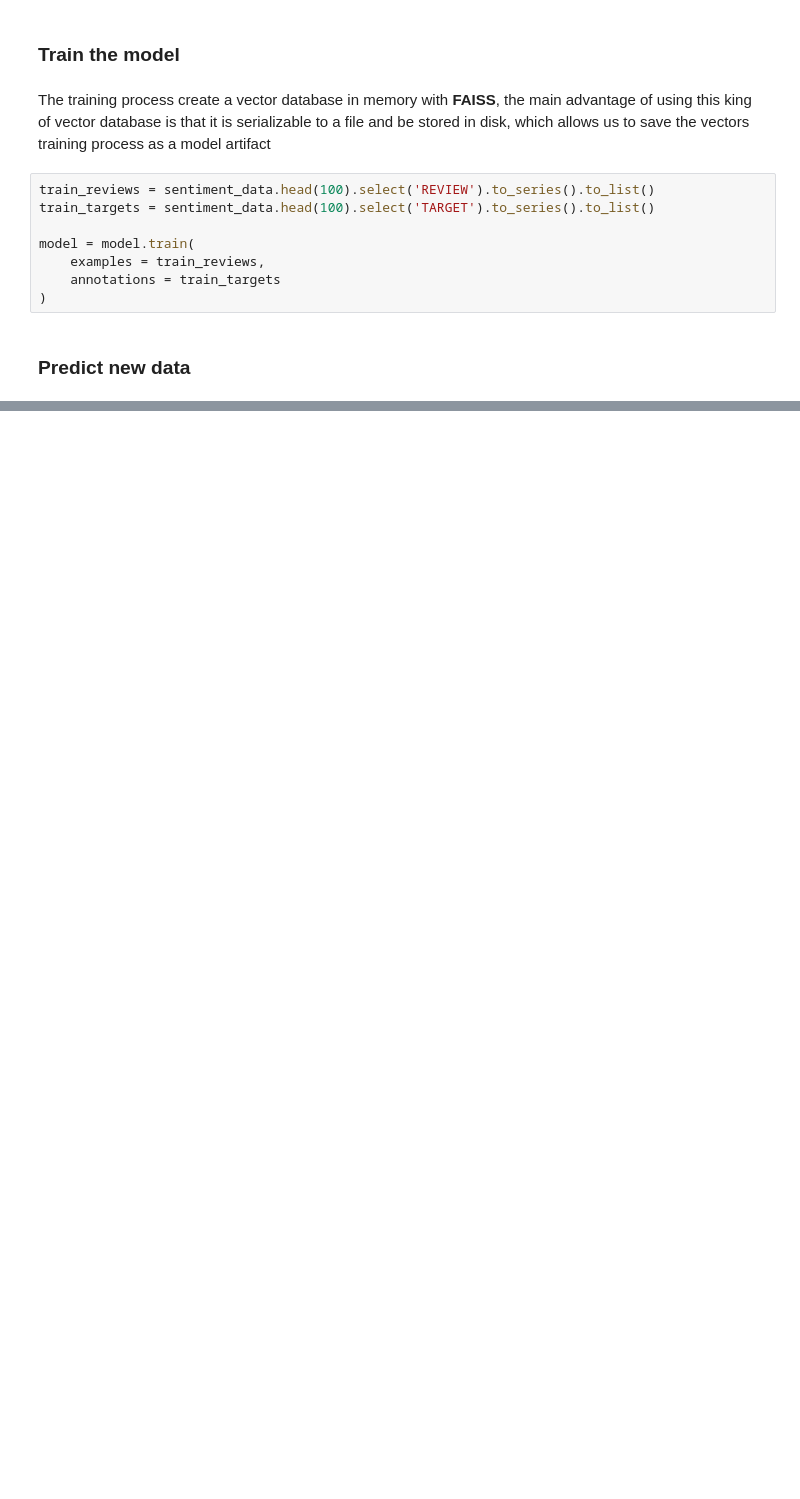
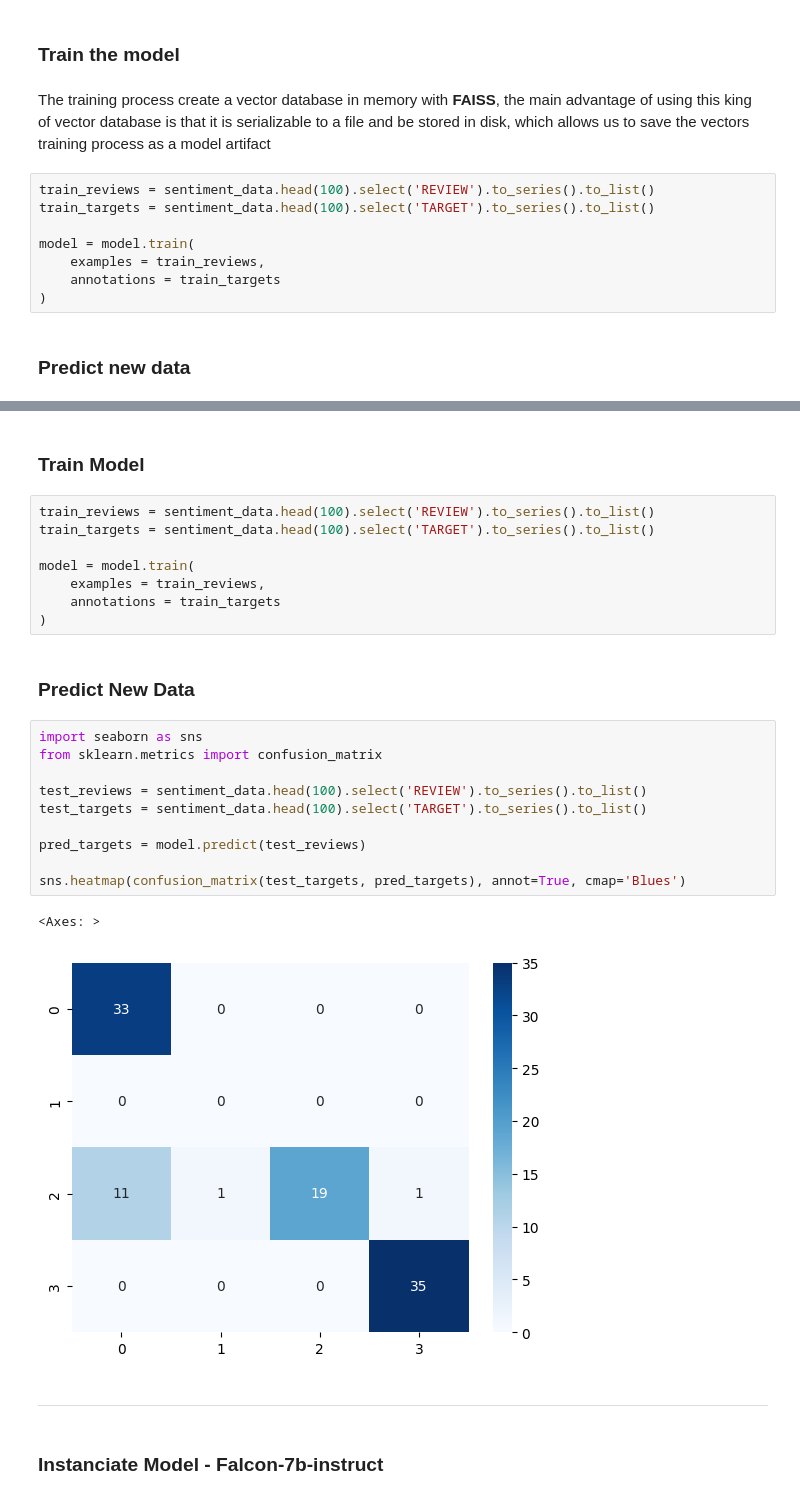
Before and after one commit to paradigmadigital/Promptmeteo, a Jupyter notebook: examples/04_sentiment_analysis.ipynb, the cells around one changed output, grey strips where cells are left out. Saved outputs shown, nothing was run; the diff lists cells and outputs as text; blank space fills up the shorter version.

```diff
--- a/examples/04_sentiment_analysis.ipynb
+++ b/examples/04_sentiment_analysis.ipynb
@@ -123,0 +155,29 @@ sns.heatmap(confusion_matrix(test_targets, pred_targets), annot=True, cmap='Blue
+# %% [markdown]
+### Train Model
+# %%
+train_reviews = sentiment_data.head(100).select('REVIEW').to_series().to_list()
+train_targets = sentiment_data.head(100).select('TARGET').to_series().to_list()
+
+model = model.train(
+    examples = train_reviews,
+    annotations = train_targets
+)
+# %% [markdown]
+### Predict New Data
+# %%
+import seaborn as sns
+from sklearn.metrics import confusion_matrix
+
+test_reviews = sentiment_data.head(100).select('REVIEW').to_series().to_list()
+test_targets = sentiment_data.head(100).select('TARGET').to_series().to_list()
+
+pred_targets = model.predict(test_reviews)
+
+sns.heatmap(confusion_matrix(test_targets, pred_targets), annot=True, cmap='Blues')
+# %% [output]
+<Axes: >
+[figure, added]
+# %% [markdown]
+---
+# %% [markdown]
+### Instanciate Model - Falcon-7b-instruct
```
Also changed, not shown: parts of 19 cells of this notebook, 38 other files.
